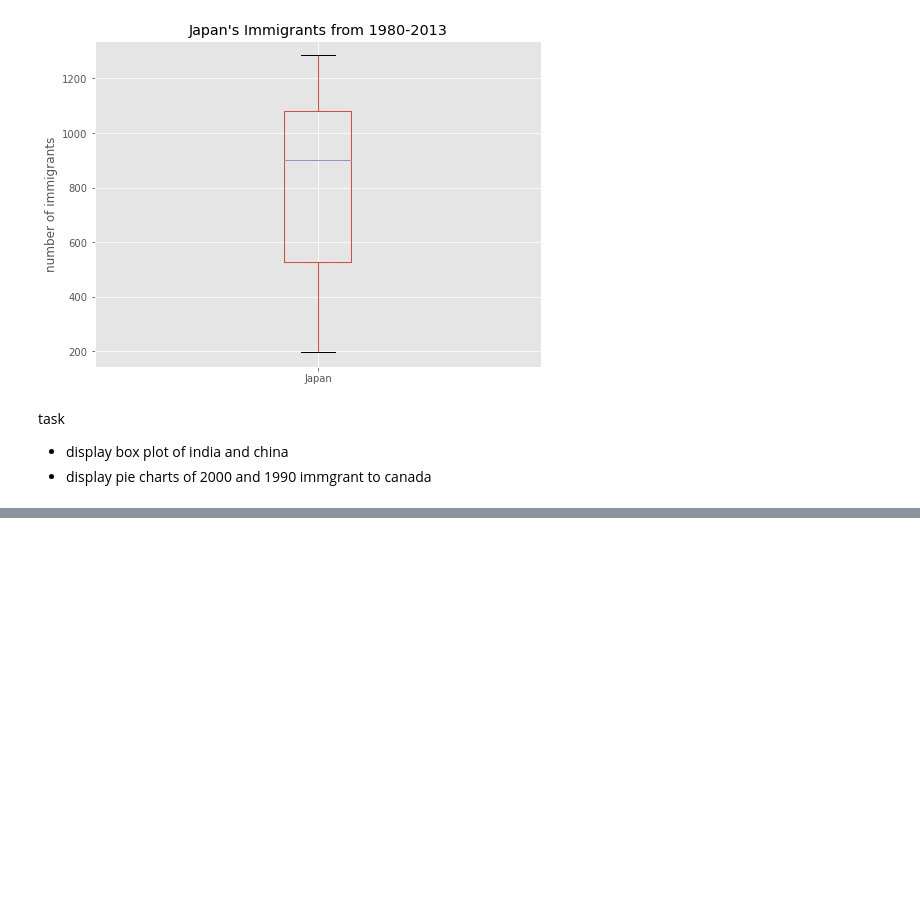
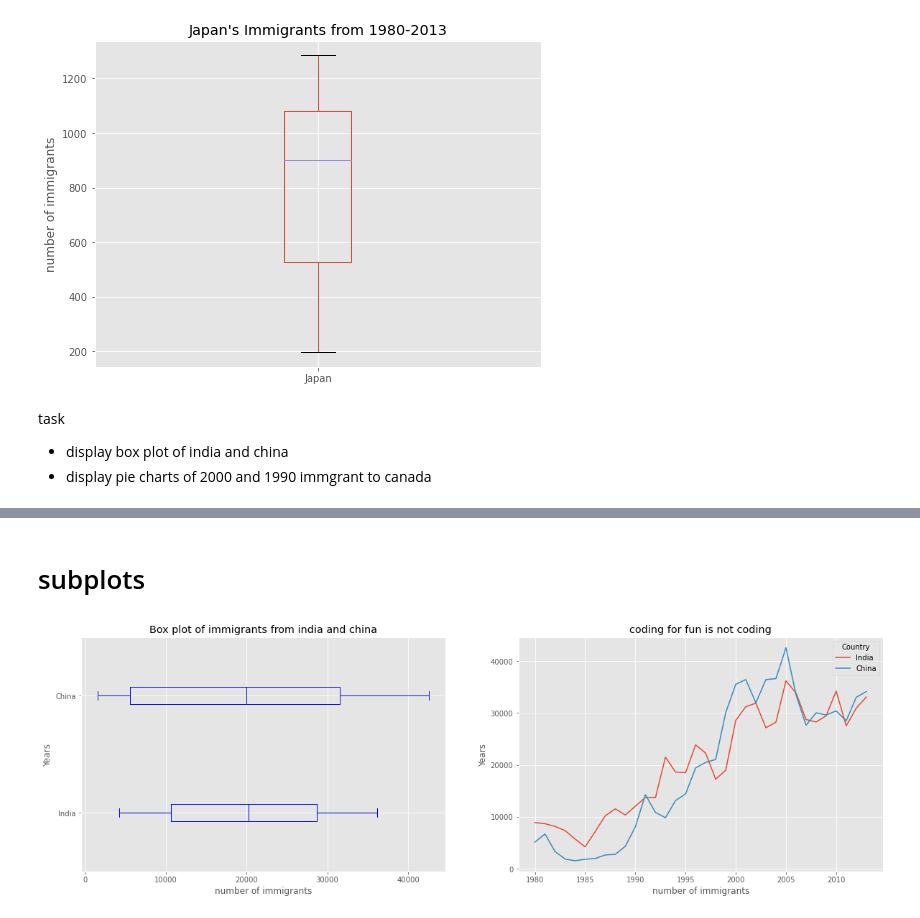
Before and after one commit to digipodium/python_content_for_tts_batch, a Jupyter notebook: dataanalysis/exploratory_data_analysis_EDA.ipynb, the cells around one changed output, grey strips where cells are left out. Drawn from its saved outputs; the diff is of its cells as text; code cells hidden in the pictures; blank space fills up the shorter version.

```diff
--- a/dataanalysis/exploratory_data_analysis_EDA.ipynb
+++ b/dataanalysis/exploratory_data_analysis_EDA.ipynb
@@ -126,0 +132,21 @@ task
+# %% [markdown]
+# subplots
+# %%
+df_IC = df_can.loc[['India','China'],years].transpose()
+fig = plt.figure()
+ax1 = fig.add_subplot(1,2,1)
+ax2 = fig.add_subplot(1,2,2)
+
+df_IC.plot(kind='box', color='blue', vert=False, figsize=(20,6),ax = ax1)
+ax1.set_title('Box plot of immigrants from india and china')
+ax1.set_xlabel("number of immigrants")
+ax1.set_ylabel("Years")
+
+df_IC.plot(figsize=(20,6),ax=ax2)
+ax2.set_title('Box plot of immigrants from india and china')
+ax2.set_xlabel("number of immigrants")
+ax2.set_ylabel("Years")
+
+plt.show()
+# %% [output]
+[figure, added]
```
Also changed, not shown: parts of 12 cells of this notebook, 1 other file.
